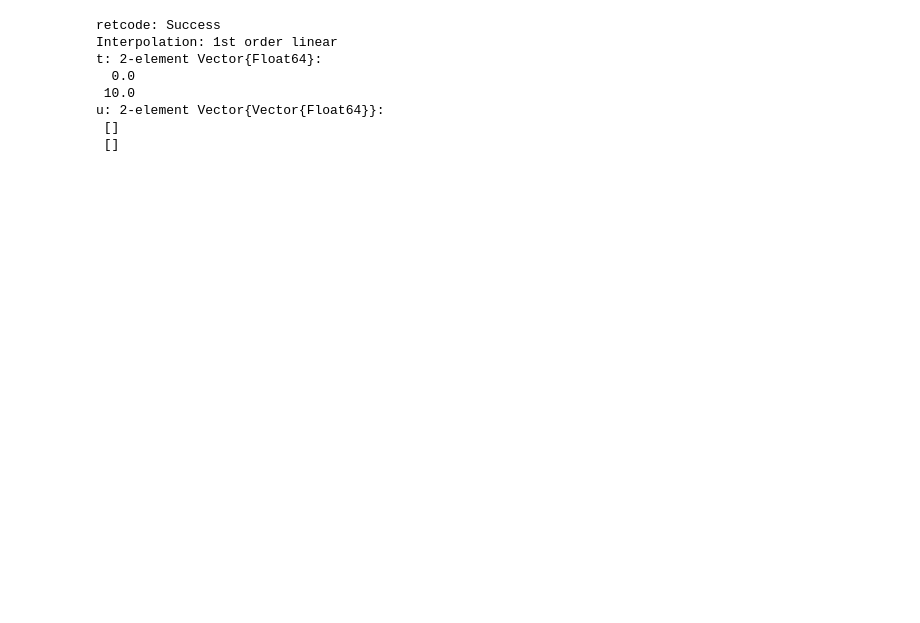
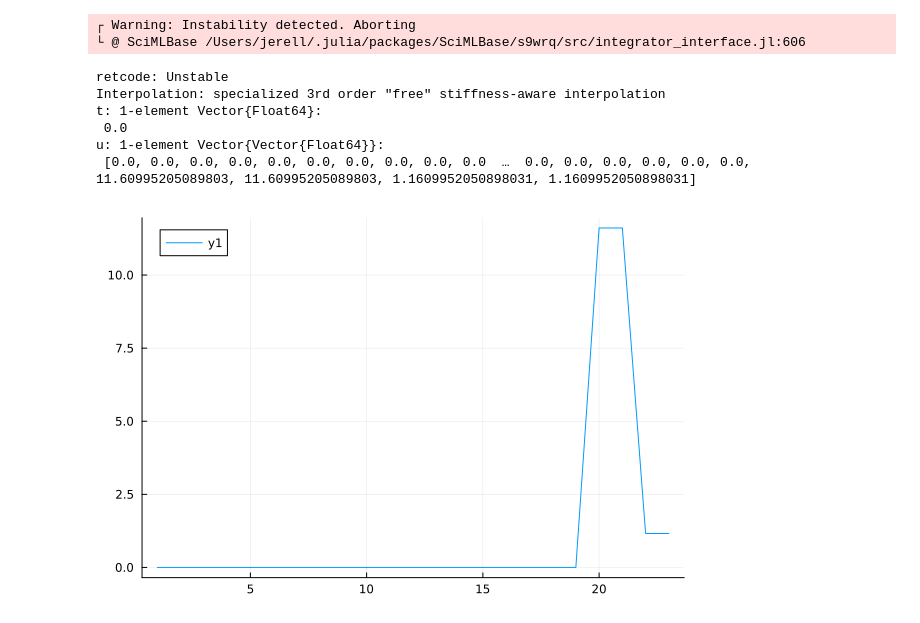
Before and after one commit to Jerell/jl-interop, a Jupyter notebook: example.ipynb, the cells around one changed output. Cells and saved outputs as stored; diff of their text form; code cells hidden in the pictures; blank space fills up the shorter version.

```diff
--- a/example.ipynb
+++ b/example.ipynb
@@ -58,13 +67,13 @@ $$ \begin{align}
 # %%
-prob = ODAEProblem(sys, [], (0.0, 10.0), [qm])
+prob = ODEProblem(sys, [], (0.0, 10.0))
 
 sol = solve(prob, Rodas4())
 # %% [output]
-retcode: Success
-Interpolation: 1st order linear
-t: 2-element Vector{Float64}:
-  0.0
- 10.0
-u: 2-element Vector{Vector{Float64}}:
- []
- []
+┌ Warning: Instability detected. Aborting
+└ @ SciMLBase /Users/jerell/.julia/packages/SciMLBase/s9wrq/src/integrator_interface.jl:606
+retcode: Unstable
+Interpolation: specialized 3rd order "free" stiffness-aware interpolation
+t: 1-element Vector{Float64}:
+ 0.0
+u: 1-element Vector{Vector{Float64}}:
+ [0.0, 0.0, 0.0, 0.0, 0.0, 0.0, 0.0, 0.0, 0.0, 0.0  …  0.0, 0.0, 0.0, 0.0, 0.0, 0.0, 11.60995205089803, 11.60995205089803, 1.1609952050898031, 1.1609952050898031]
@@ -70,0 +82,4 @@ u: 2-element Vector{Vector{Float64}}:
+# %%
+plot(sol.u)
+# %% [output]
+[figure, added]
```
Also changed, not shown: parts of 2 cells of this notebook.
